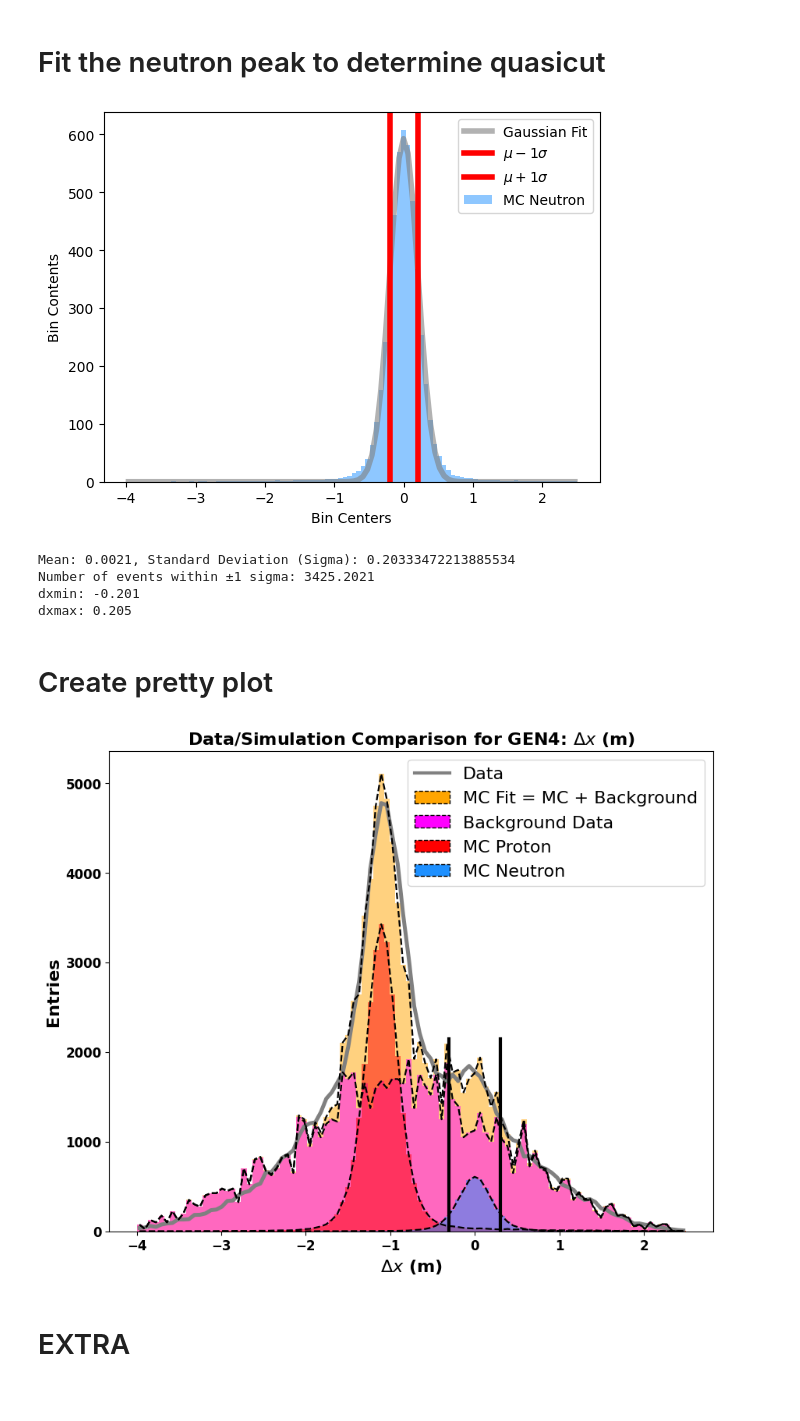
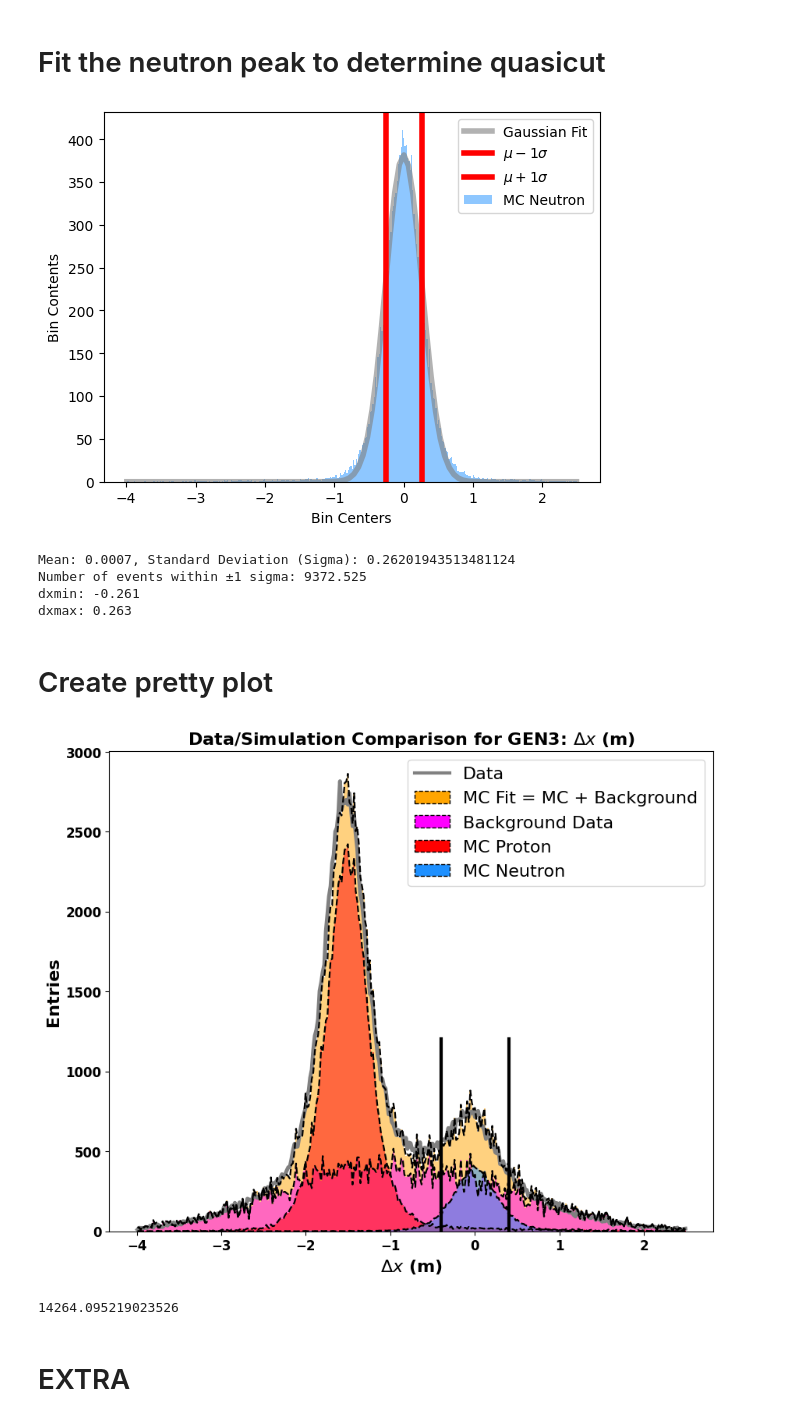
Before and after one commit to hp4xz/GEnAnalysis, a Jupyter notebook: analysis/fitdx.ipynb, the cells around one changed output. Saved outputs shown, nothing was run; the diff lists cells and outputs as text; code cells hidden in the pictures.

Commit message:
standard commit

```diff
--- a/analysis/fitdx.ipynb
+++ b/analysis/fitdx.ipynb
@@ -20,7 +20,7 @@ from SIMFITS import DistributionFits
 from ROOT import gStyle, TChain, TH1F, TCanvas, TLegend
 # %%
 pas="1"
-config="4"
+config="3"
 # %% [markdown]
 # Quasi-Elastic Cuts
 # %%
@@ -155,7 +160,7 @@ def asymmetrySIMFIT(config):
 
     # Assuming the variables are already defined or loaded from the ROOT file
 
-    nbins = 100
+    nbins = 350
     xmin, xmax = -4, 2.5
     if config=="2":
         xmin=-5.5
@@ -363,11 +368,11 @@ print(f"Number of events within ±{sigcut} sigma: {np.round(within_3sigma,4)}")
 print(f'dxmin: {np.round(lower_bound,3)}')
 print(f'dxmax: {np.round(upper_bound,3)}')
 # %% [output]
-[figure, old version]
+[figure, new version]
-Mean: 0.0021, Standard Deviation (Sigma): 0.20333472213885534
-Number of events within ±1 sigma: 3425.2021
-dxmin: -0.201
-dxmax: 0.205
+Mean: 0.0007, Standard Deviation (Sigma): 0.26201943513481124
+Number of events within ±1 sigma: 9372.525
+dxmin: -0.261
+dxmax: 0.263
 # %% [markdown]
 # Create pretty plot
 # %%
@@ -408,33 +413,35 @@ plt.plot(bin_centers, bin_contents,'--',color='black',linewidth=lw)
 bin_centers,bin_contents=simnHist
 plt.bar(bin_centers, bin_contents, width=(bin_centers[1] - bin_centers[0]), align='center', alpha=0.5,color="dodgerblue",label="MC Neutron")
 plt.plot(bin_centers, bin_contents,'--',color='black',linewidth=lw)
 #___________________________________________________________________________________________________________
 
 from matplotlib.lines import Line2D
 from matplotlib.patches import Patch
 #_________________Special Legend Including Dotted Black Border______________________________________________
 a=1
 legend_elements = [
     Line2D([0], [0], color='grey', linewidth=3, linestyle='-', label='Data'),
     Patch(facecolor='orange', edgecolor='black', linestyle='--', label='MC Fit = MC + Background', alpha=a),
     Patch(facecolor='magenta', edgecolor='black', linestyle='--', label='Background Data', alpha=a),
     Patch(facecolor='red', edgecolor='black', linestyle='--', label='MC Proton', alpha=a),
     Patch(facecolor='dodgerblue', edgecolor='black', linestyle='--', label='MC Neutron', alpha=a)
 ]
 #___________________________________________________________________________________________________________
 
 plt.axvline(dxmin, color='black', linewidth=3,ymax=.4, label=r'$\mu - 3\sigma$')
 plt.axvline(dxmax, color='black', linewidth=3,ymax=.4, label=r'$\mu + 3\sigma$')
 #print(f'{upper} {lower}')
 plt.title(f'Data/Simulation Comparison for GEN{config}: $\Delta x$ (m)',fontsize=fs,fontweight=fw)
 plt.legend(handles=legend_elements,loc='upper right',fontsize=fs)
 plt.xticks(fontsize=fs-4, fontweight=fw)
 plt.yticks(fontsize=fs-4, fontweight=fw)
 plt.xlabel(r'$\Delta x$ (m)',fontsize=fs,fontweight=fw)
 plt.ylabel('Entries',fontsize=fs,fontweight=fw)
 plt.savefig(f'../plots/DataSimPass{pas}GEN{config}.png')
 plt.show()
+np.sum(bin_contents)
 # %% [output]
-[figure, old version]
+[figure, new version]
+14264.095219023526
 # %% [markdown]
 # EXTRA
```
Also changed, not shown: parts of 5 cells of this notebook, 20 other files.
